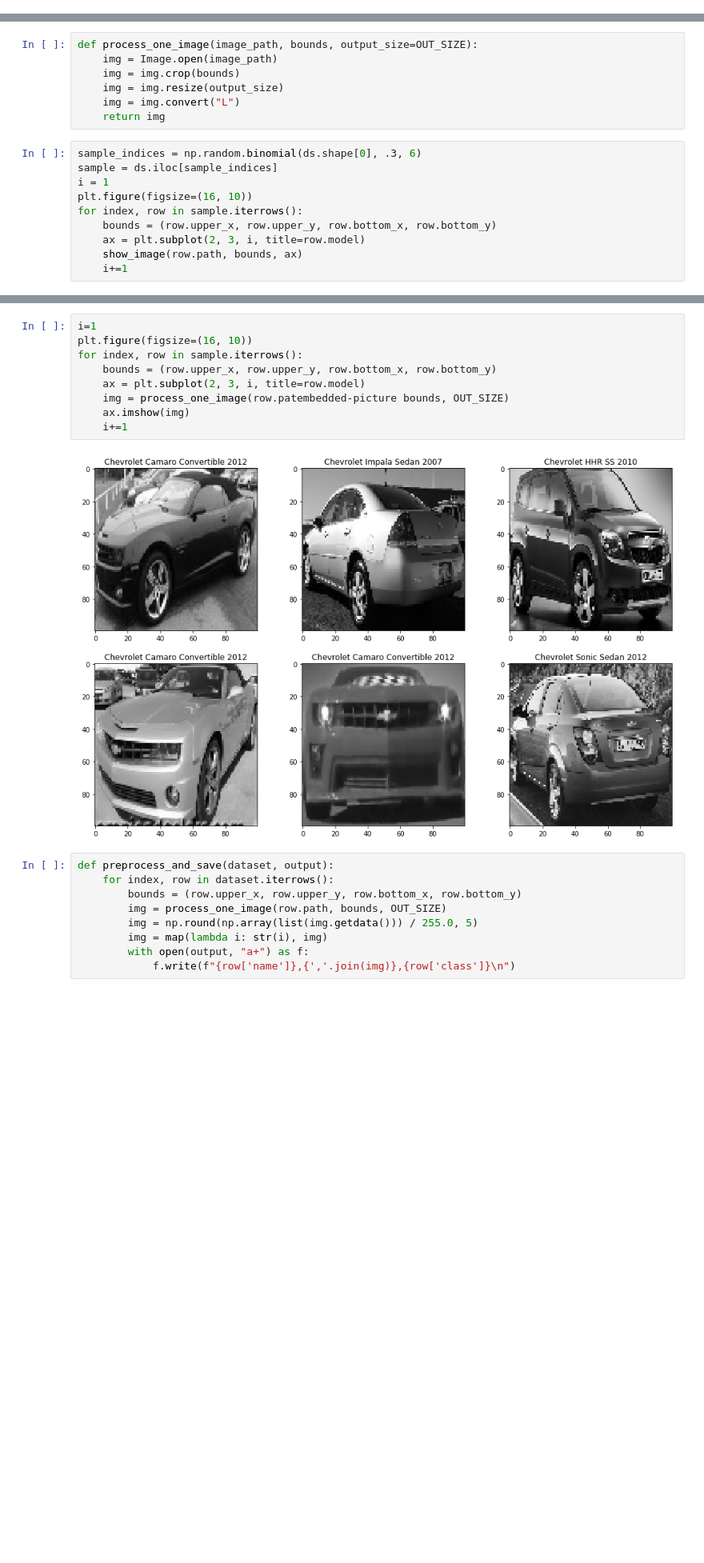
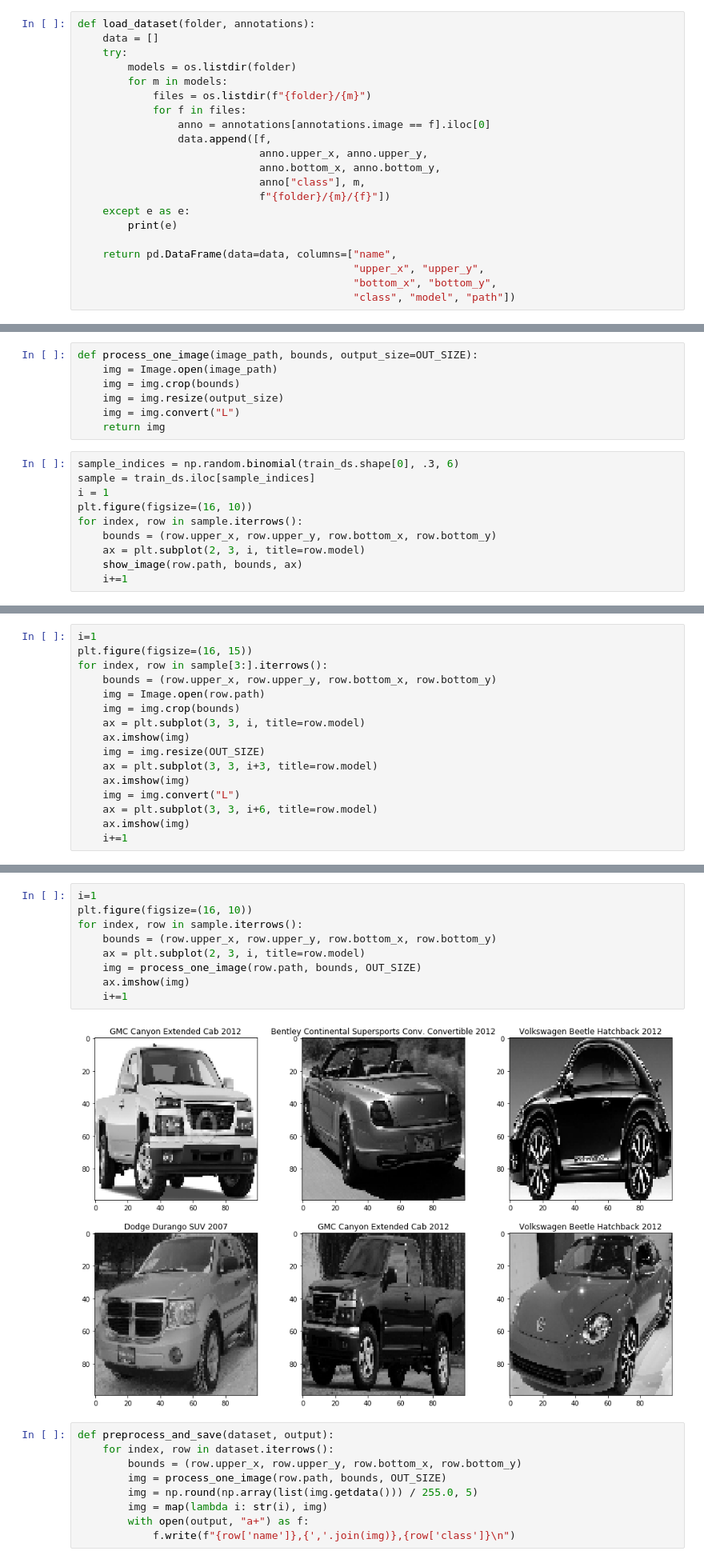
Before and after one commit to frankl1/PKMeans, a Jupyter notebook: Proprocess.ipynb, the cells around one changed output, grey strips where cells are left out. Shown at 80% size. Saved outputs shown, nothing was run; the diff lists cells and outputs as text; blank space fills up the shorter version.

```diff
--- a/Proprocess.ipynb
+++ b/Proprocess.ipynb
@@ -40,2 +42,23 @@ OUT_SIZE = (100, 100) # 100 x 100 images
+# %%
+def load_dataset(folder, annotations):
+    data = []
+    try:
+        models = os.listdir(folder)
+        for m in models:
+            files = os.listdir(f"{folder}/{m}")
+            for f in files:
+                anno = annotations[annotations.image == f].iloc[0]
+                data.append([f,
+                             anno.upper_x, anno.upper_y,
+                             anno.bottom_x, anno.bottom_y,
+                             anno["class"], m,
+                             f"{folder}/{m}/{f}"])
+    except e as e:
+        print(e)
+
+    return pd.DataFrame(data=data, columns=["name",
+                                            "upper_x", "upper_y",
+                                            "bottom_x", "bottom_y",
+                                            "class", "model", "path"])
 # %%
 train_ds = load_dataset(train_dir, anno_train)
@@ -71,8 +94,8 @@ def process_one_image(image_path, bounds, output_size=OUT_SIZE):
     img = img.convert("L")
     return img
 # %%
-sample_indices = np.random.binomial(ds.shape[0], .3, 6)
-sample = ds.iloc[sample_indices]
+sample_indices = np.random.binomial(train_ds.shape[0], .3, 6)
+sample = train_ds.iloc[sample_indices]
 i = 1
 plt.figure(figsize=(16, 10))
 for index, row in sample.iterrows():
@@ -84,0 +108,16 @@ for index, row in sample.iterrows():
+# %%
+i=1
+plt.figure(figsize=(16, 15))
+for index, row in sample[3:].iterrows():
+    bounds = (row.upper_x, row.upper_y, row.bottom_x, row.bottom_y)
+    img = Image.open(row.path)
+    img = img.crop(bounds)
+    ax = plt.subplot(3, 3, i, title=row.model)
+    ax.imshow(img)
+    img = img.resize(OUT_SIZE)
+    ax = plt.subplot(3, 3, i+3, title=row.model)
+    ax.imshow(img)
+    img = img.convert("L")
+    ax = plt.subplot(3, 3, i+6, title=row.model)
+    ax.imshow(img)
+    i+=1
@@ -85,14 +126,14 @@ for index, row in sample.iterrows():
 # %%
 i=1
 plt.figure(figsize=(16, 10))
 for index, row in sample.iterrows():
     bounds = (row.upper_x, row.upper_y, row.bottom_x, row.bottom_y)
     ax = plt.subplot(2, 3, i, title=row.model)
-    img = process_one_image(row.patembedded-picture bounds, OUT_SIZE)
+    img = process_one_image(row.path, bounds, OUT_SIZE)
     ax.imshow(img)
     i+=1
 # %% [output]
-[figure, old version]
+[figure, new version]
 # %%
 def preprocess_and_save(dataset, output):
     for index, row in dataset.iterrows():
```
Also changed, not shown: parts of 7 cells of this notebook.
